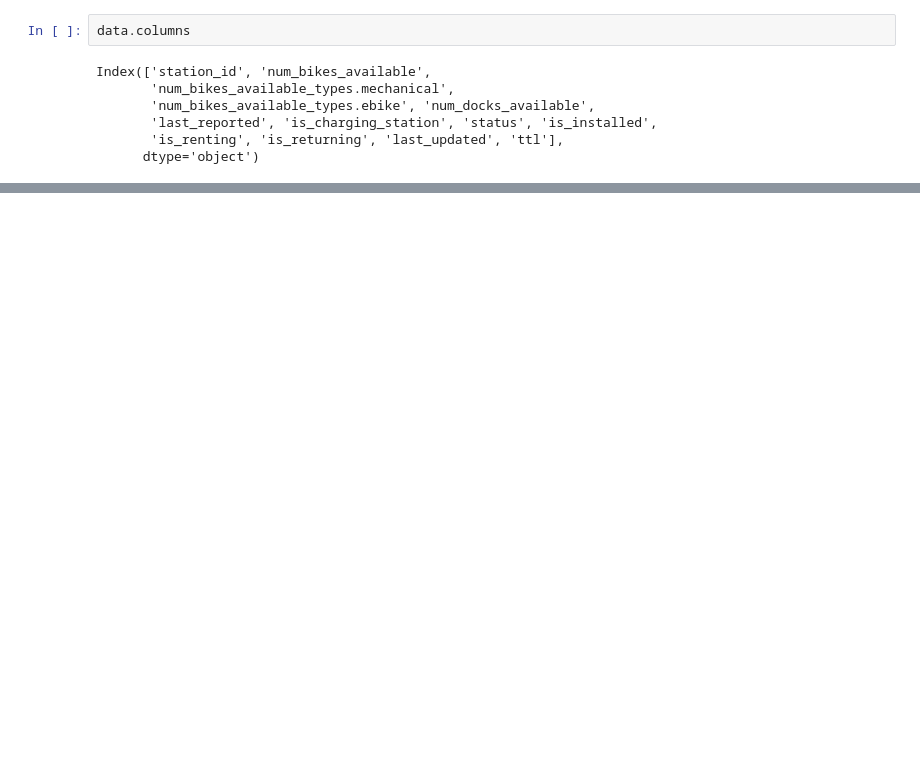
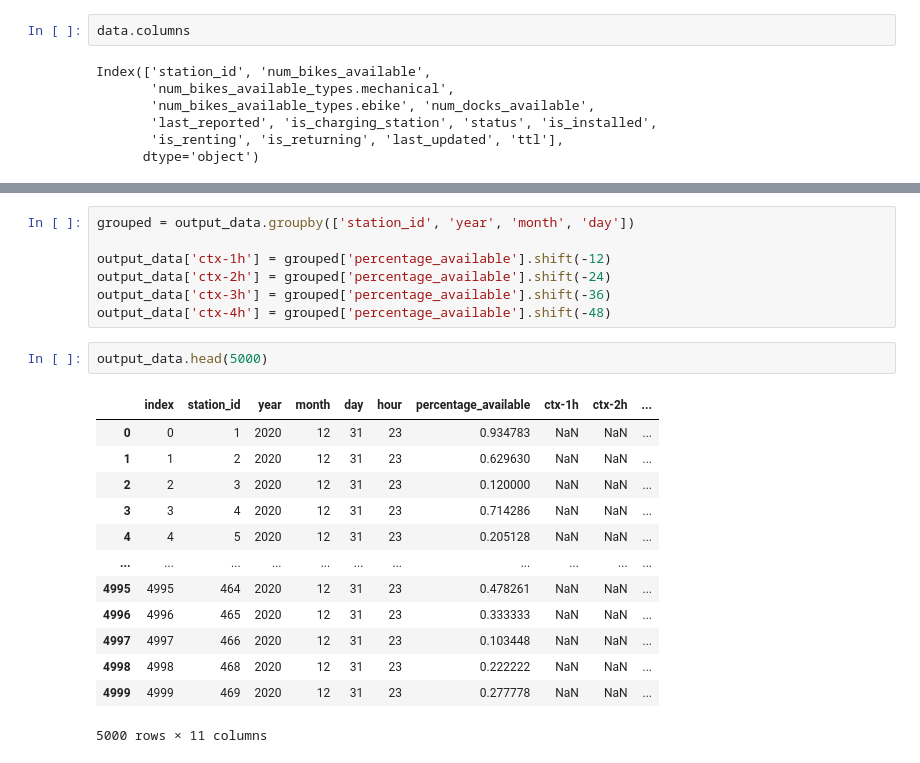
Before and after one commit to carlotalacasav/Gorrapiedra-proyecto, a Jupyter notebook: formats_marina.ipynb, the cells around one changed output, grey strips where cells are left out. Drawn from its saved outputs; the diff is of its cells as text; blank space fills up the shorter version.

```diff
--- a/formats_marina.ipynb
+++ b/formats_marina.ipynb
@@ -67,0 +135,23 @@ print(data)
+# %%
+grouped = output_data.groupby(['station_id', 'year', 'month', 'day'])
+
+output_data['ctx-1h'] = grouped['percentage_available'].shift(-12)
+output_data['ctx-2h'] = grouped['percentage_available'].shift(-24)
+output_data['ctx-3h'] = grouped['percentage_available'].shift(-36)
+output_data['ctx-4h'] = grouped['percentage_available'].shift(-48)
+# %%
+output_data.head(5000)
+# %% [output]
+|  | index | station_id | year | month | day | hour | percentage_available | ctx-1h | ctx-2h | ... |
+| 0 | 0 | 1 | 2020 | 12 | 31 | 23 | 0.934783 | NaN | NaN | ... |
+| 1 | 1 | 2 | 2020 | 12 | 31 | 23 | 0.629630 | NaN | NaN | ... |
+| 2 | 2 | 3 | 2020 | 12 | 31 | 23 | 0.120000 | NaN | NaN | ... |
+| 3 | 3 | 4 | 2020 | 12 | 31 | 23 | 0.714286 | NaN | NaN | ... |
+| 4 | 4 | 5 | 2020 | 12 | 31 | 23 | 0.205128 | NaN | NaN | ... |
+| ... | ... | ... | ... | ... | ... | ... | ... | ... | ... | ... |
+| 4995 | 4995 | 464 | 2020 | 12 | 31 | 23 | 0.478261 | NaN | NaN | ... |
+| 4996 | 4996 | 465 | 2020 | 12 | 31 | 23 | 0.333333 | NaN | NaN | ... |
+| 4997 | 4997 | 466 | 2020 | 12 | 31 | 23 | 0.103448 | NaN | NaN | ... |
+| 4998 | 4998 | 468 | 2020 | 12 | 31 | 23 | 0.222222 | NaN | NaN | ... |
+| 4999 | 4999 | 469 | 2020 | 12 | 31 | 23 | 0.277778 | NaN | NaN | ... |
+5000 rows × 11 columns
```
Also changed, not shown: parts of 8 cells of this notebook.
